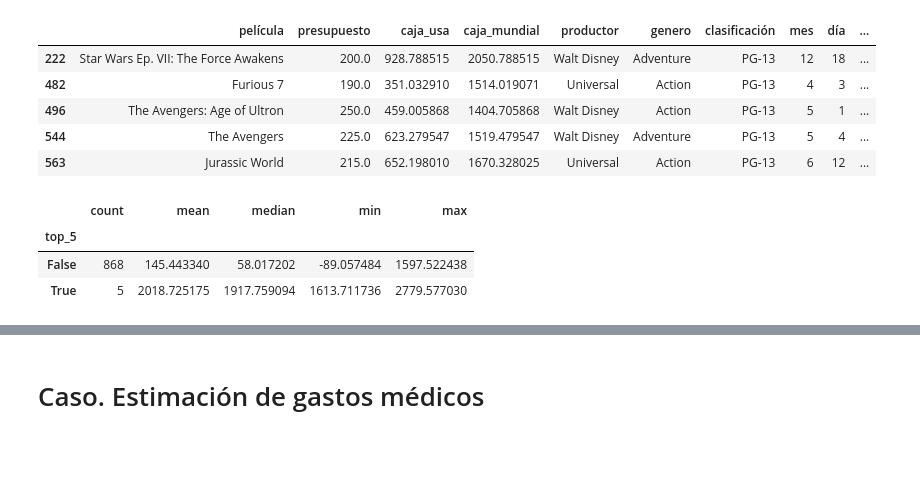
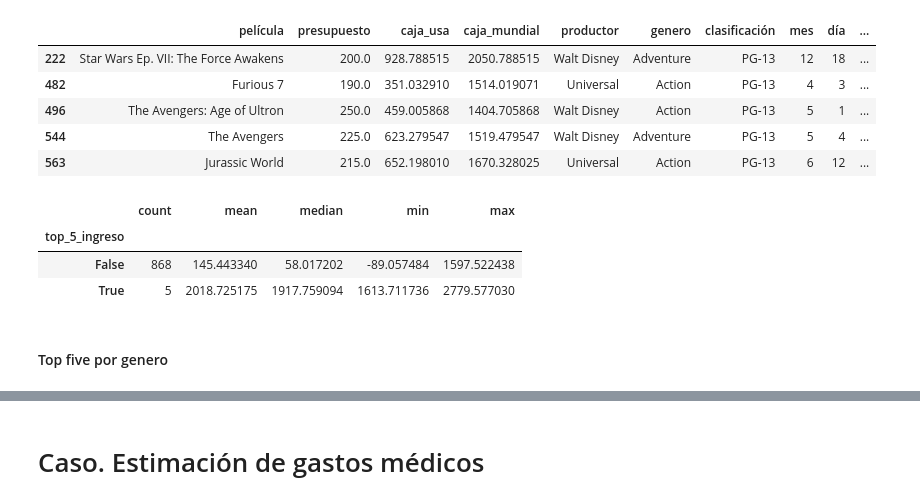
Before and after one commit to hfelizzola/Curso-Fundamentos-Ciencia-de-Datos-Fontebo, a Jupyter notebook: 3_Python_Análisis_Exploratorio_de_Datos.ipynb, the cells around one changed output, grey strips where cells are left out. Drawn from its saved outputs; the diff is of its cells as text; code cells hidden in the pictures; blank space fills up the shorter version.

Commit message:
Se actualiza el notebook con el análisis del top 5 de ingresos

```diff
--- a/3_Python_Análisis_Exploratorio_de_Datos.ipynb
+++ b/3_Python_Análisis_Exploratorio_de_Datos.ipynb
@@ -1048,8 +1050,8 @@ memory usage: 93.2+ KB
 # %%
 # Crear una columna en datos que identique el top 5 según el ingreso total
-datos['ranking_ingreso'] = datos['ingreso_total'].rank(ascending=False) # Columna para definir la posición según el ingreso
-datos['top_5'] = datos['ranking_ingreso'] <= 5 # Definir el top. Puede cambiar el valor por top 5, top 10, o top 3
-datos[datos['top_5']] # Filtrar los datos del top 5 de ingresos
+datos['ranking_generel_ingreso'] = datos['ingreso_total'].rank(ascending=False) # Columna para definir la posición según el ingreso
+datos['top_5_ingreso'] = datos['ranking_generel_ingreso'] <= 5 # Definir el top. Puede cambiar el valor por top 5, top 10, o top 3
+datos[datos['top_5_ingreso']] # Filtrar los datos del top 5 de ingresos
 # %% [output]
 |  | película | presupuesto | caja_usa | caja_mundial | productor | genero | clasificación | mes | día | ... |
 | 222 | Star Wars Ep. VII: The Force Awakens | 200.0 | 928.788515 | 2050.788515 | Walt Disney | Adventure | PG-13 | 12 | 18 | ... |
@@ -1059,9 +1061,11 @@ datos[datos['top_5']] # Filtrar los datos del top 5 de ingresos
 | 563 | Jurassic World | 215.0 | 652.198010 | 1670.328025 | Universal | Action | PG-13 | 6 | 12 | ... |
 # %%
 # Estadísticas con top 5
-datos.groupby('top_5')['ganancia'].agg(['count', 'mean', 'median', 'min', 'max'])
+datos.groupby('top_5_ingreso')['ganancia'].agg(['count', 'mean', 'median', 'min', 'max'])
 # %% [output]
 |  | count | mean | median | min | max |
-| top_5 |  |  |  |  |  |
+| top_5_ingreso |  |  |  |  |  |
 | False | 868 | 145.443340 | 58.017202 | -89.057484 | 1597.522438 |
 | True | 5 | 2018.725175 | 1917.759094 | 1613.711736 | 2779.577030 |
+# %% [markdown]
+#### Top five por genero
```
Also changed, not shown: parts of 5 cells of this notebook.
